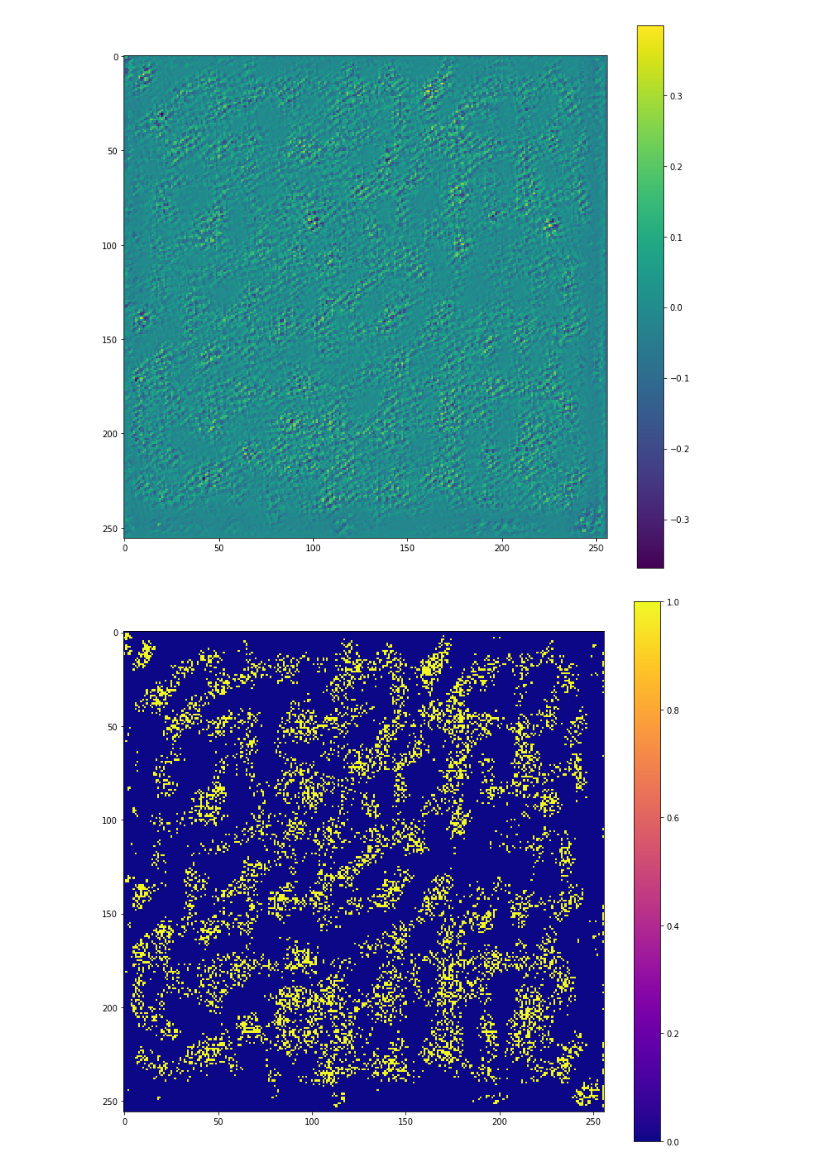
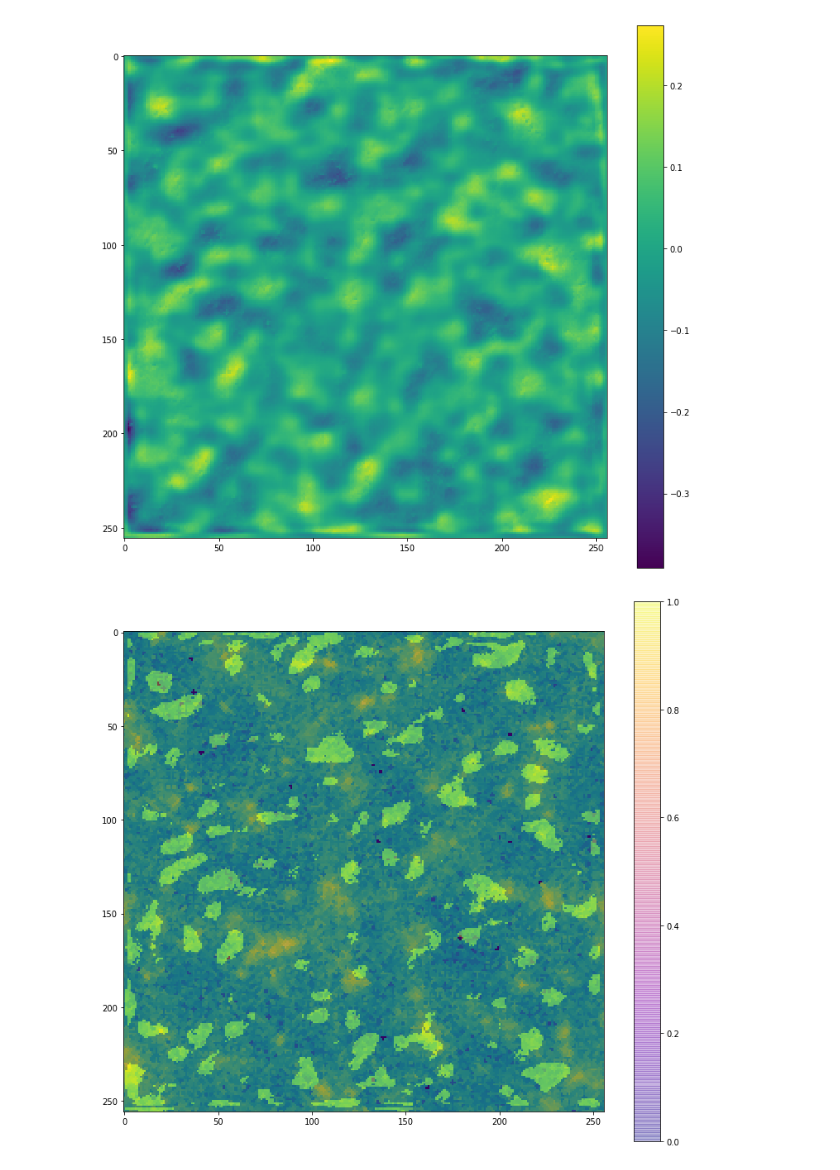
Before and after one commit to mclaughlin6464/uatu, a Jupyter notebook: notebooks/Attacked Map Visualization.ipynb, the cells around one changed output. Drawn from its saved outputs; the diff is of its cells as text; code cells hidden in the pictures.

Commit message:
syncing up to run some of this at home.

```diff
--- a/notebooks/Attacked Map Visualization.ipynb
+++ b/notebooks/Attacked Map Visualization.ipynb
@@ -8,13 +8,13 @@ from matplotlib import pyplot as plt
 %matplotlib inline
 # %%
 f = h5py.File('/home/users/swmclau2/scratch/UatuLightconeTest/UatuLightconeTest.hdf5', 'r')
-boxno = 2
+boxno = 6#24
 test_X = np.array(f['Box%03d'%boxno]["X"].value)
 test_Y = f['Box%03d'%boxno]['Y'].value
 f.close()
 # %%
-f = h5py.File('/home/users/swmclau2/scratch/UatuLightconeTest/UatuLightconeAttacked.hdf5', 'r')
-boxno = 13
+f = h5py.File('/home/users/swmclau2/scratch/UatuLightconeTest/UatuLightconeAttackedBayesTranspose.hdf5', 'r')
+boxno = 6#24
 attack_X = np.array(f['Box%03d'%boxno]["X"].value)
 attack_Y = f['Box%03d'%boxno]['Y'].value
 f.close()
@@ -27,7 +27,7 @@ print test_Y[0,:]
 # %%
 fig = plt.figure(figsize = (19, 6))
 #boxno = 0
-n = 100
+n = 0#100
 plt.subplot(131)
 im = plt.imshow(attack_X[n, :, :, 0], vmin = 5, vmax = 8.5)
 plt.colorbar(im)
@@ -55,28 +55,30 @@ im = plt.imshow(attack_X[n, :, :, 0]- test_X[n, :, :, 0])
 plt.colorbar(im)
 plt.show()
 # %% [output]
-[figure, old version]
+[figure, new version]
 # %%
 from matplotlib import cm
 # %%
 fig = plt.figure(figsize = (13, 12))
 
 testx = test_X[n, :, :, 0].copy()
 #testx[testx<7] = 0.0
 #testx[testx>7] = 1.0
-#plt.imshow(testx,cmap = 'viridis', alpha = 1.0)
+plt.imshow(testx,cmap = 'viridis', alpha = 1.0)
 diff = attack_X[n, :, :, 0]- test_X[n, :, :, 0]
 diff[np.abs(diff)<0.1] = 0.0
 diff[np.abs(diff)>0.1] = 1.0
-#diff[diff<-0.1] = -1.0
+diff[diff<-0.1] = -1.0
 
 
-im = plt.imshow(diff, cmap = cm.plasma, alpha = 1.0)#, alpha )
+im = plt.imshow(diff, cmap = cm.plasma, alpha = 0.3)#, alpha )
+#im = plt.imshow(test_X[n, :, :, 0], vmin = 5, vmax = 8.5)
+
 
 plt.colorbar(im)
 plt.show()
 # %% [output]
-[figure, old version]
+[figure, new version]
 # %%
 fig = plt.figure(figsize = (6,6))
 i = 38
```
Also changed, not shown: parts of 7 cells of this notebook, 13 other files.
